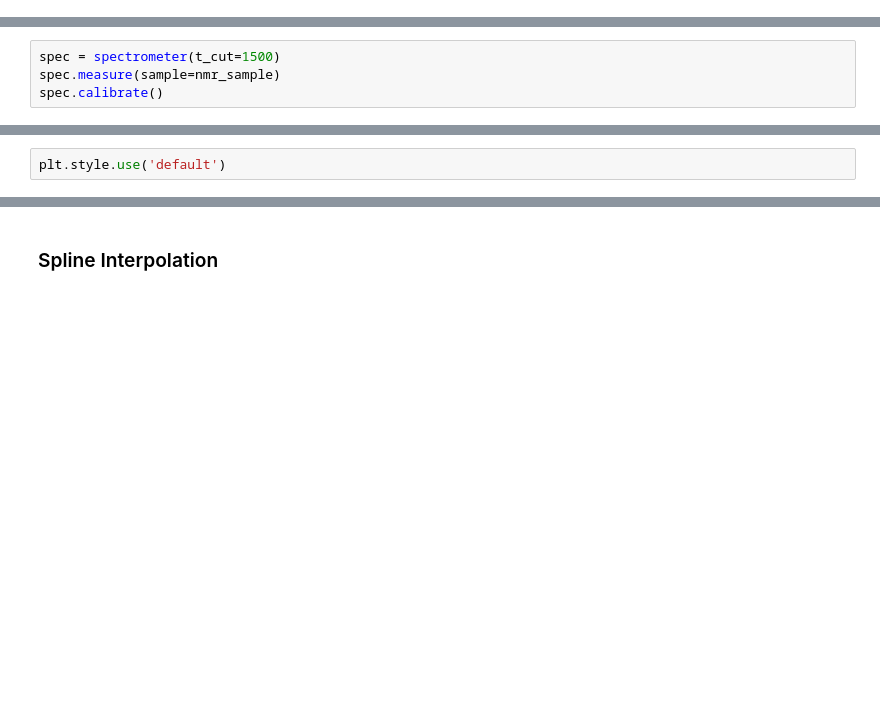
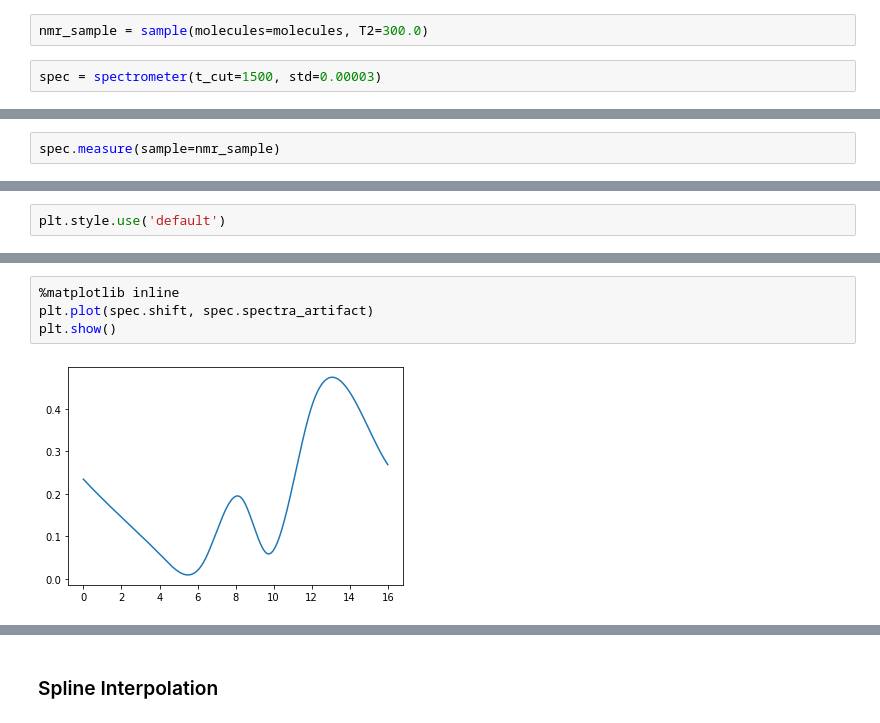
Before and after one commit to sejin8642/ftnmr, a Jupyter notebook: scripts/nb.ipynb, the cells around one changed output, grey strips where cells are left out. Drawn from its saved outputs; the diff is of its cells as text; blank space fills up the shorter version.

```diff
--- a/scripts/nb.ipynb
+++ b/scripts/nb.ipynb
@@ -306,2 +256,6 @@ test2
 # %% [markdown]
 ### Spectrometer Class with Sample
+# %%
+nmr_sample = sample(molecules=molecules, T2=300.0)
+# %%
+spec = spectrometer(t_cut=1500, std=0.00003)
@@ -308,4 +264,2 @@ test2
 # %%
-spec = spectrometer(t_cut=1500)
 spec.measure(sample=nmr_sample)
-spec.calibrate()
@@ -324,3 +274,9 @@ plt.plot(spec.shift, spec.spectra.real)
 plt.show()
 # %% [output]
 Canvas(toolbar=Toolbar(toolitems=[('Home', 'Reset original view', 'home', 'home'), ('Back', 'Back to previous …
+# %%
+%matplotlib inline
+plt.plot(spec.shift, spec.spectra_artifact)
+plt.show()
+# %% [output]
+[figure, added]
```
Also changed, not shown: parts of 48 cells of this notebook, 3 other files.
